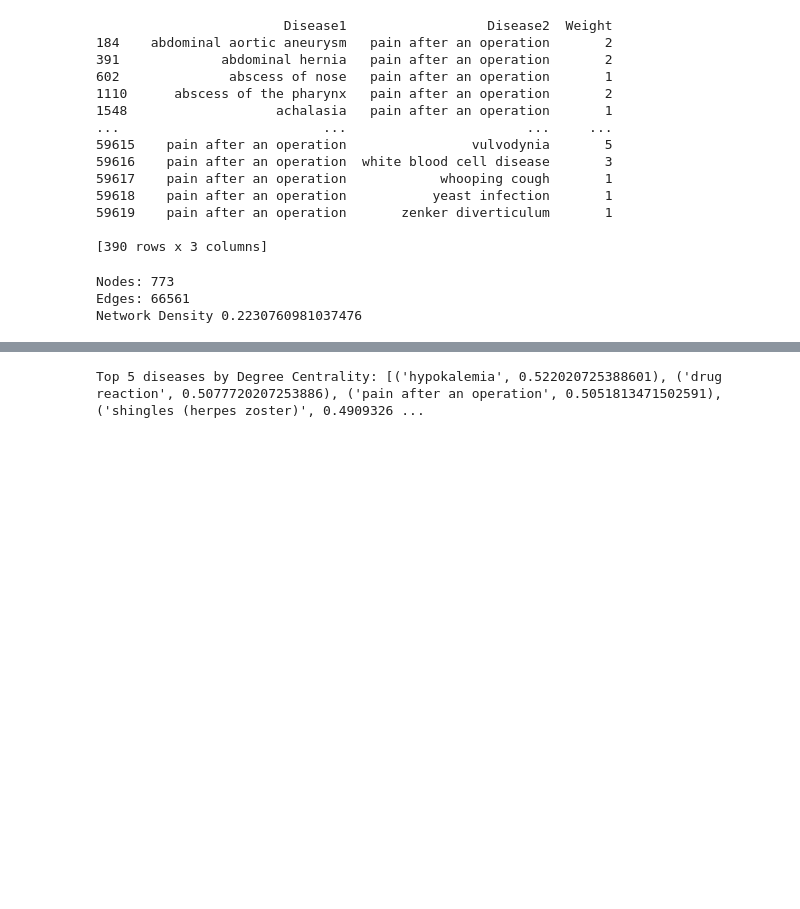
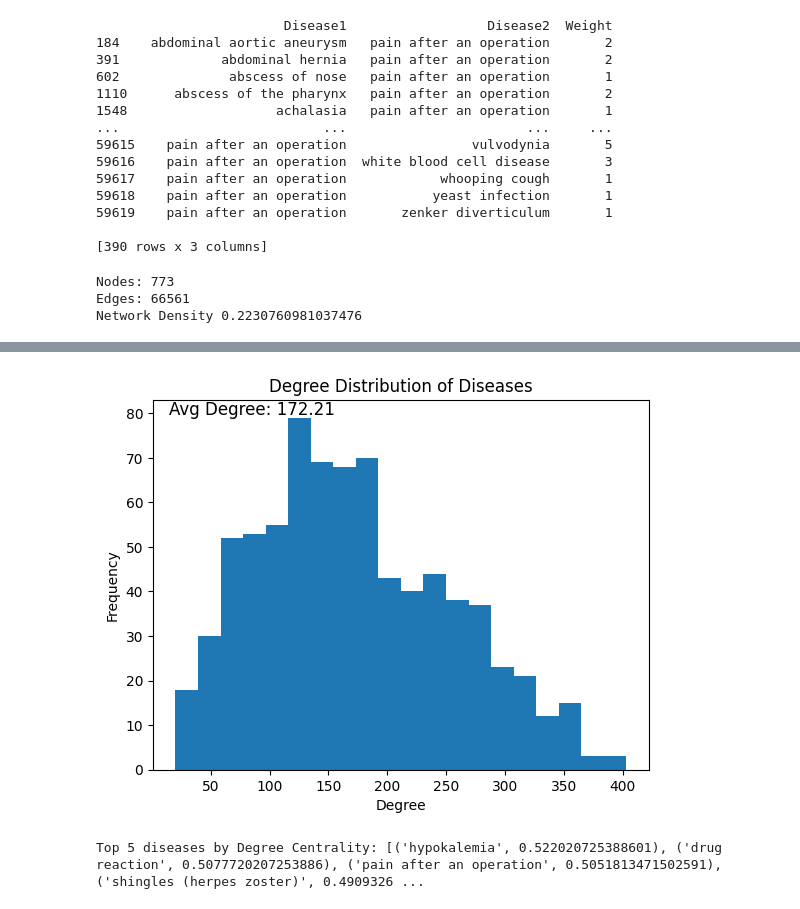
Before and after one commit to ktfr/disease-symptom-network, a Jupyter notebook: PreliminarNetworkAnalysis.ipynb, the cells around one changed output, grey strips where cells are left out. Saved outputs shown, nothing was run; the diff lists cells and outputs as text; code cells hidden in the pictures; blank space fills up the shorter version.

Commit message:
Include avg degree distribution

```diff
--- a/PreliminarNetworkAnalysis.ipynb
+++ b/PreliminarNetworkAnalysis.ipynb
@@ -93,3 +116,18 @@ plt.show()
+# %%
+average_degree = np.mean(degrees)
+
+# Plot histogram
+plt.hist(degrees, bins=20)
+plt.xlabel("Degree")
+plt.ylabel("Frequency")
+plt.title("Degree Distribution of Diseases")
+
+# Display average degree in the plot
+plt.figtext(0.15, 0.85, f'Avg Degree: {average_degree:.2f}', fontsize=12)
+
+plt.show()
+# %% [output]
+[figure, added]
 # %%
 degree_centrality = nx.degree_centrality(G)
 betweenness_centrality = nx.betweenness_centrality(G)
```
Also changed, not shown: parts of 5 cells of this notebook.
